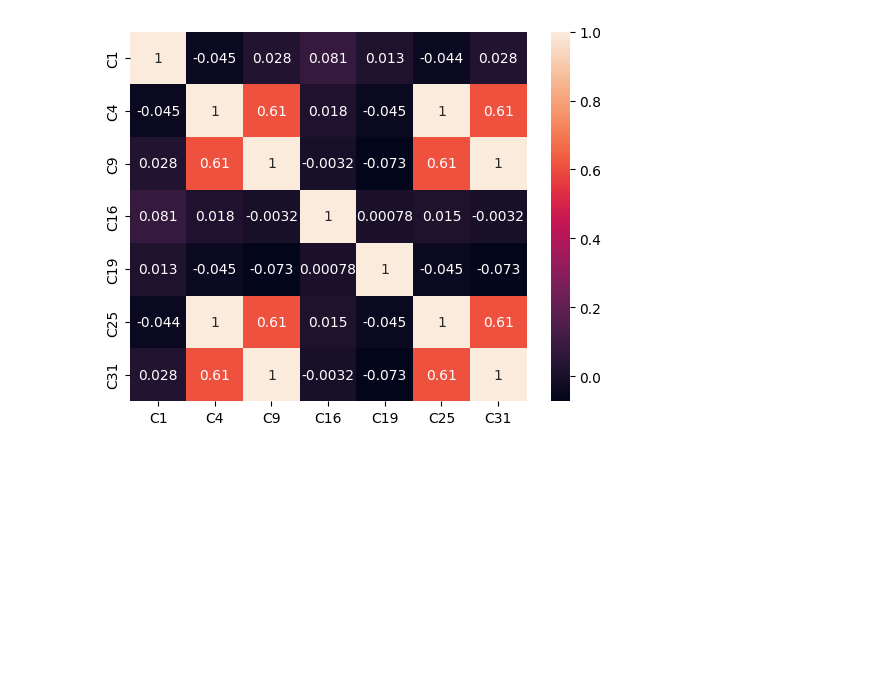
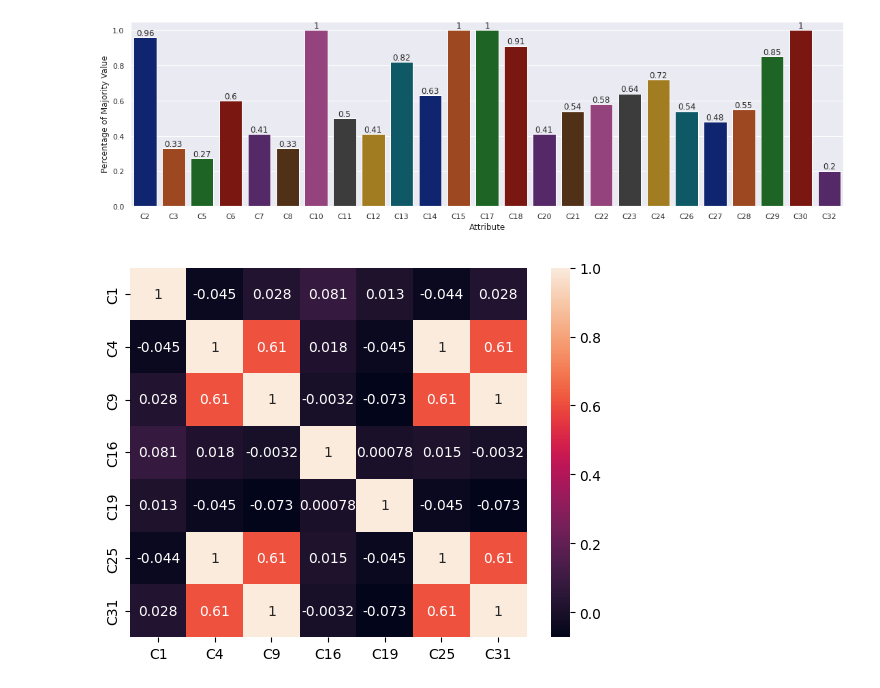
Before and after one commit to Moritz-Bergemann/DM-Assignment, a Jupyter notebook: generate_graphics.ipynb, the cells around one changed output. Saved outputs shown, nothing was run; the diff lists cells and outputs as text; code cells hidden in the pictures; blank space fills up the shorter version.

```diff
--- a/generate_graphics.ipynb
+++ b/generate_graphics.ipynb
@@ -35,3 +57,32 @@ plt.show()
+# %%
+# Highly monotonous columns
+df = get_train()
+
+# Convert attributes with less than threshold unique values to categorical
+lt_cat_threshold_cols = [col for col in df.columns if df[col].nunique() <= 10]
+df[lt_cat_threshold_cols] = df[lt_cat_threshold_cols].astype('category')
+
+cat_cols = df.select_dtypes(include=['category']).columns
+
+data = []
+
+for col in cat_cols:
+    data.append([col, round(df[col].value_counts(normalize=True).max(), 2)])
+
+df = pd.DataFrame(data=data, columns=['Column', 'Monotony'])
+
+sns.set_palette("dark")
+
+sns.set(rc={
+    'figure.figsize':(len(cat_cols)*0.75,5),
+})
+ax = sns.barplot(df['Column'], df['Monotony'], dodge=False, palette="dark")
+ax.set(xlabel="Attribute", ylabel="Percentage of Majority Value")
+ax.bar_label(ax.containers[0])
+
+plt.show()
+# %% [output]
+[figure, added]
 # %%
 # Numeric Correlation Matrix
 df = get_train()
```
Also changed, not shown: parts of 6 cells of this notebook.
